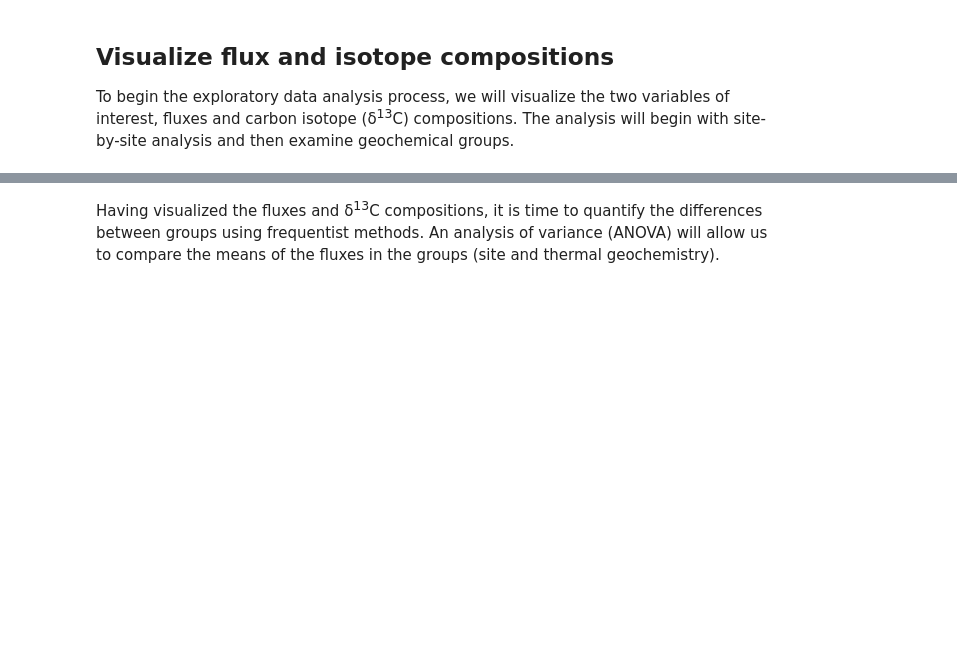
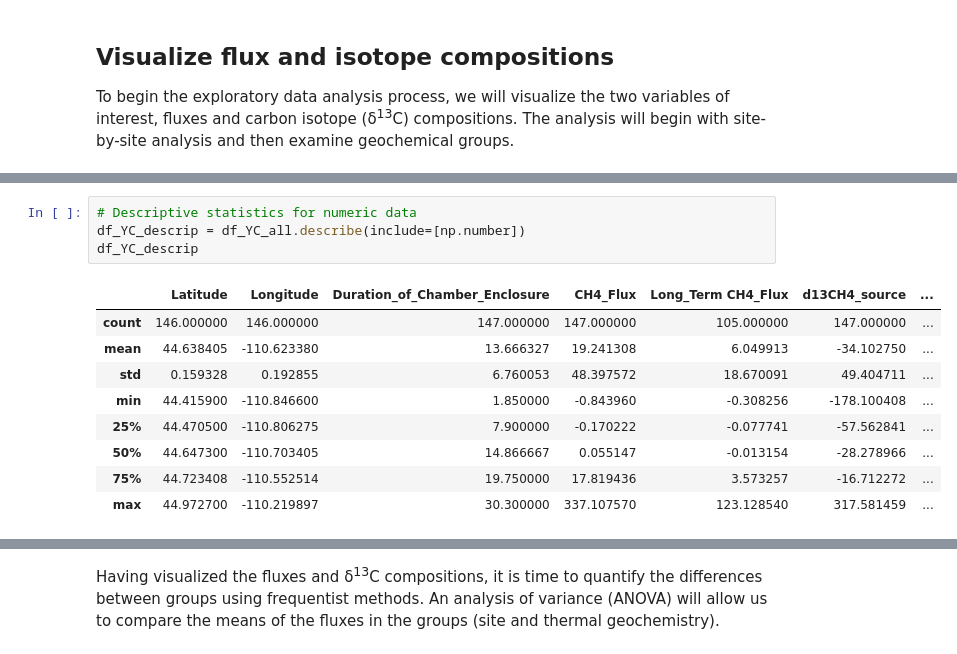
Before and after one commit to 907Resident/caldera-gases, a Jupyter notebook: site_differentation.ipynb, the cells around one changed output, grey strips where cells are left out. Drawn from its saved outputs; the diff is of its cells as text; blank space fills up the shorter version.

```diff
--- a/site_differentation.ipynb
+++ b/site_differentation.ipynb
@@ -237,0 +249,14 @@ To begin the exploratory data analysis process, we will visualize the two variab
+# %%
+# Descriptive statistics for numeric data
+df_YC_descrip = df_YC_all.describe(include=[np.number])
+df_YC_descrip
+# %% [output]
+|  | Latitude | Longitude | Duration_of_Chamber_Enclosure | CH4_Flux | Long_Term CH4_Flux | d13CH4_source | ... |
+| count | 146.000000 | 146.000000 | 147.000000 | 147.000000 | 105.000000 | 147.000000 | ... |
+| mean | 44.638405 | -110.623380 | 13.666327 | 19.241308 | 6.049913 | -34.102750 | ... |
+| std | 0.159328 | 0.192855 | 6.760053 | 48.397572 | 18.670091 | 49.404711 | ... |
+| min | 44.415900 | -110.846600 | 1.850000 | -0.843960 | -0.308256 | -178.100408 | ... |
+| 25% | 44.470500 | -110.806275 | 7.900000 | -0.170222 | -0.077741 | -57.562841 | ... |
+| 50% | 44.647300 | -110.703405 | 14.866667 | 0.055147 | -0.013154 | -28.278966 | ... |
+| 75% | 44.723408 | -110.552514 | 19.750000 | 17.819436 | 3.573257 | -16.712272 | ... |
+| max | 44.972700 | -110.219897 | 30.300000 | 337.107570 | 123.128540 | 317.581459 | ... |
```
Also changed, not shown: parts of 5 cells of this notebook.
